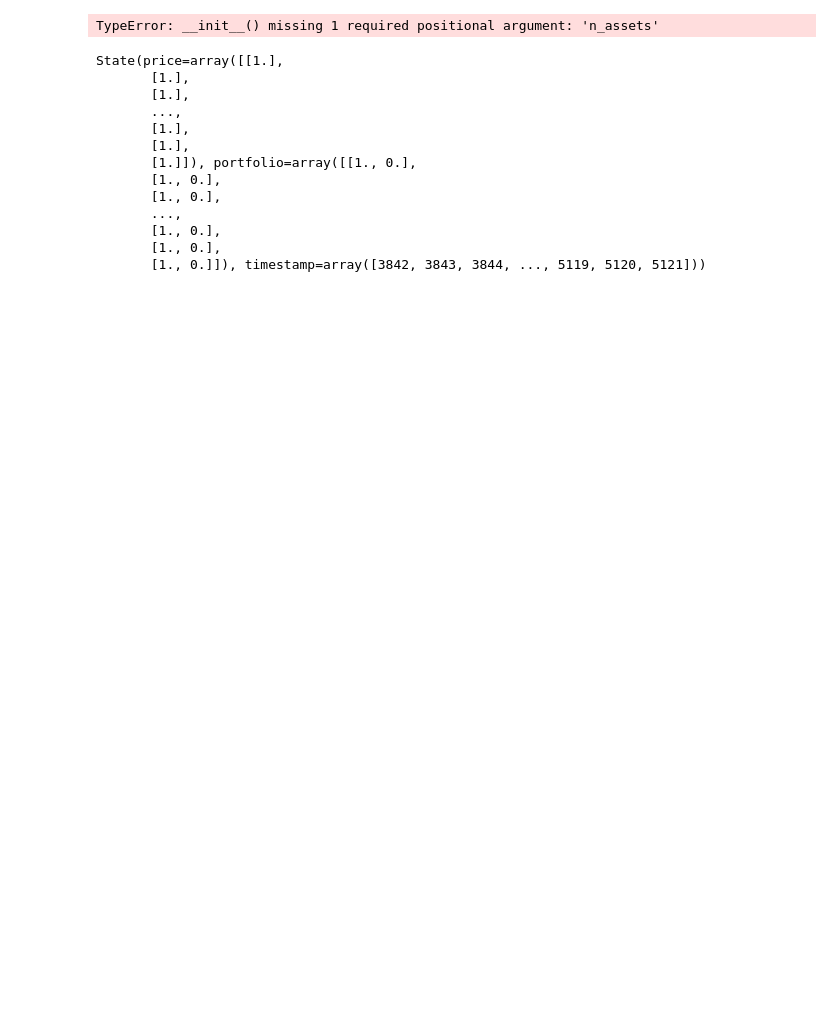
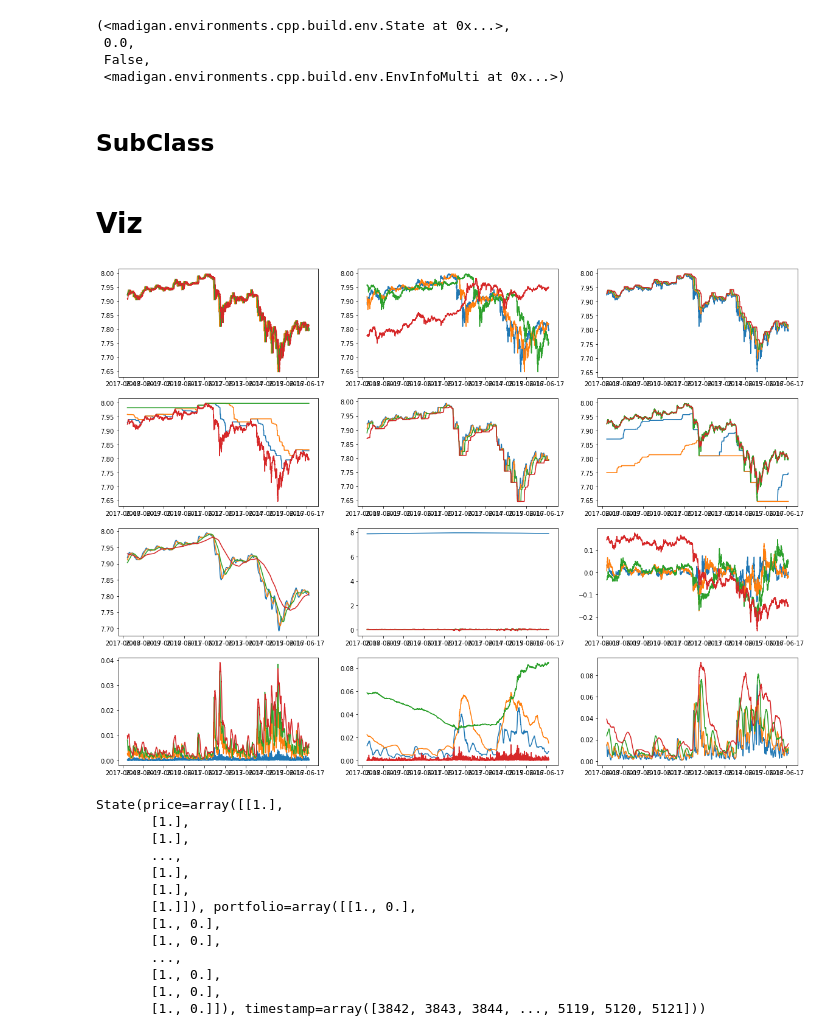
Before and after one commit to Hanwant/madigan, a Jupyter notebook: notebooks/hdf_dataSource.ipynb, the cells around one changed output. Drawn from its saved outputs; the diff is of its cells as text; code cells hidden in the pictures; blank space fills up the shorter version.

```diff
--- a/notebooks/hdf_dataSource.ipynb
+++ b/notebooks/hdf_dataSource.ipynb
@@ -59,0 +49,4 @@ window_hdf.initialize_history(env_hdf)
+# %%
+for i in range(108000):
+    datasource.getData()
+datasource.getData(), datasource.currentPrices(), datasource.currentTime
@@ -60,3 +77,13 @@ window_hdf.initialize_history(env_hdf)
+# %%
+env_hdf.step()
+env_hdf.step(np.array([1200]))
+# %% [output]
+(<madigan.environments.cpp.build.env.State at 0x...>,
+ 0.0,
+ False,
+ <madigan.environments.cpp.build.env.EnvInfoMulti at 0x...>)
+# %% [markdown]
+## SubClass
 # %%
 # window_hdf.reset_state()
 # class EnvHDF:
@@ -65,16 +92,28 @@ window_hdf.initialize_history(env_hdf)
 #     def step(self):
 #         return State(self.dsource.getData(), 1, self.dsource.currentTime), 0., 1, 1
 # env_hdf = EnvHDF(datasource)
+# %% [markdown]
+# Viz
+# %%
+window_hdf = StackerDiscrete(12800, env_hdf.nAssets, norm=False)
+window_hdf.initialize_history(env_hdf)
 # %%
 # window_trend_ou.reset_state()
 # window_trend_ou.initialize_history(env_trend_ou)
-fig, ax = plt.subplots(figsize=(12, 6))
+for i in range(12800):
+    window_hdf.stream(env_hdf.step())
+
+fig, ax = plt.subplots(4, 3, figsize=(20, 15))
 # ax[0].plot(window_trend_ou.current_data().price, label='trend_ou')
 # ax[0].legend()
-ax[0].plot(pd.to_datetime(window_hdf.current_data().timestamp), window_hdf.current_data().price, label=main_key)
-ax[0].legend()
+_ax = ax.flatten()
+for i in range(len(_ax)):
+    _ax[i].plot(pd.to_datetime(window_hdf.current_data().timestamp),
+                window_hdf.current_data().price[:, i*4: (i+1)*4])
+    # ax.plot(pd.to_datetime(window_hdf.current_data().timestamp), env_hdf.current_data().price[:, :4])
+#     _ax.legend()
 # %% [output]
-TypeError: __init__() missing 1 required positional argument: 'n_assets'
+[figure, added]
 # %%
 window_hdf.current_data()
 # %% [output]
```
Also changed, not shown: parts of 6 cells of this notebook, 12 other files.
